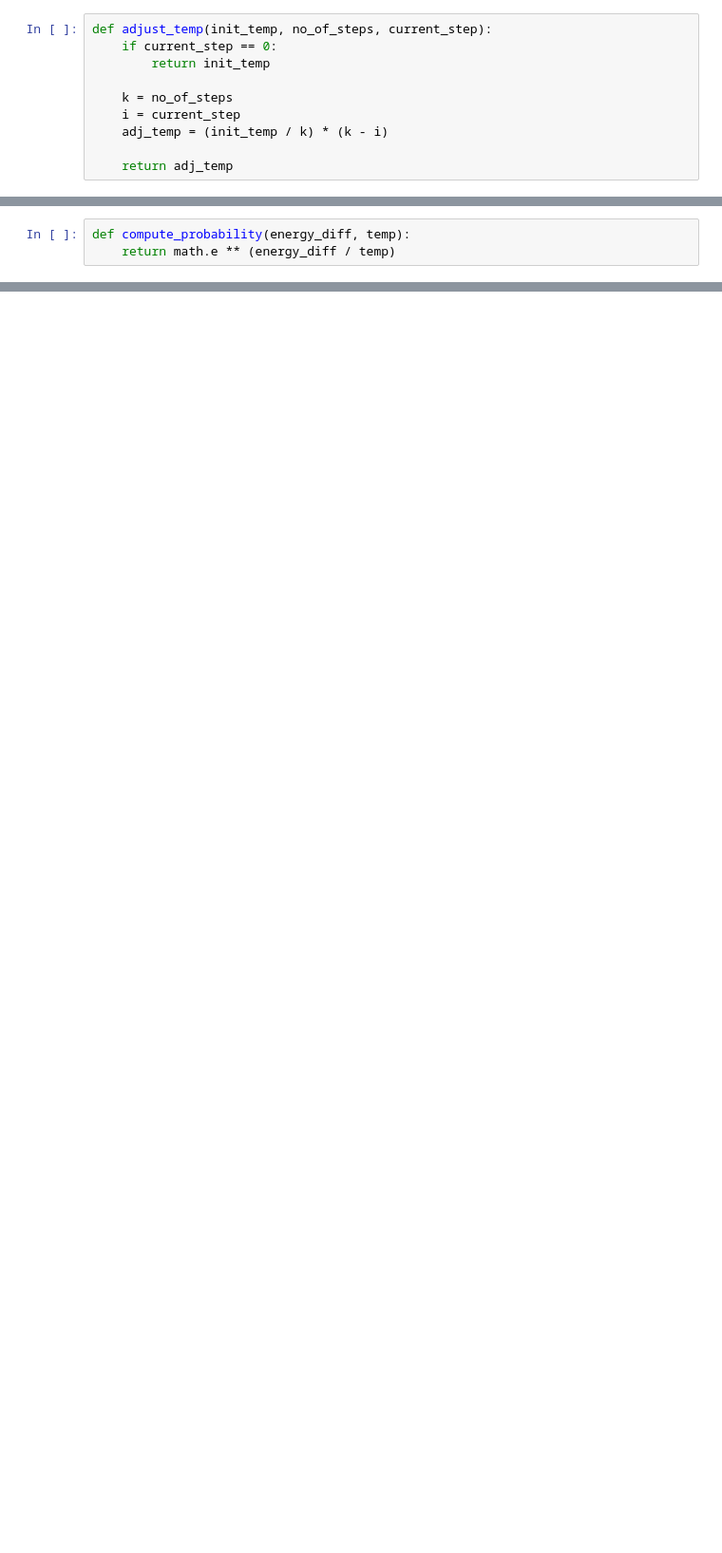
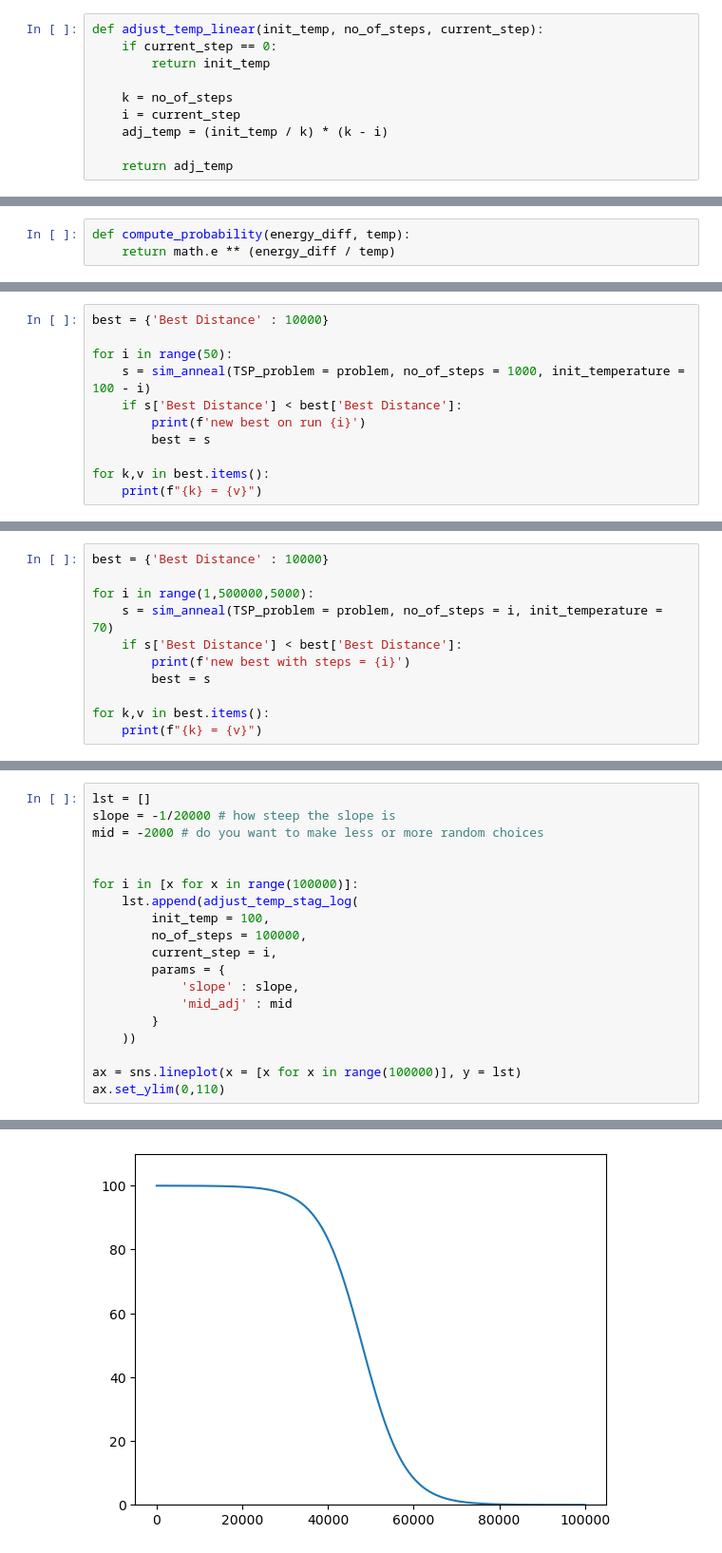
Before and after one commit to jacobemmerson/CS2710, a Jupyter notebook: A3/scratch.ipynb, the cells around one changed output, grey strips where cells are left out. Shown: that part at 95% size. Cells and saved outputs as stored; diff of their text form; blank space fills up the shorter version.

```diff
--- a/A3/scratch.ipynb
+++ b/A3/scratch.ipynb
@@ -168,7 +170,7 @@ $$
 
 return T_i
 # %%
-def adjust_temp(init_temp, no_of_steps, current_step):
+def adjust_temp_linear(init_temp, no_of_steps, current_step):
     if current_step == 0:
         return init_temp
 
@@ -245,0 +347,11 @@ Best Distance = 232.90202800000003
+# %%
+best = {'Best Distance' : 10000}
+
+for i in range(50):
+    s = sim_anneal(TSP_problem = problem, no_of_steps = 1000, init_temperature = 100 - i)
+    if s['Best Distance'] < best['Best Distance']:
+        print(f'new best on run {i}')
+        best = s
+
+for k,v in best.items():
+    print(f"{k} = {v}")
@@ -245,0 +372,11 @@ Best Distance = 232.90202800000003
+# %%
+best = {'Best Distance' : 10000}
+
+for i in range(1,500000,5000):
+    s = sim_anneal(TSP_problem = problem, no_of_steps = i, init_temperature = 70)
+    if s['Best Distance'] < best['Best Distance']:
+        print(f'new best with steps = {i}')
+        best = s
+
+for k,v in best.items():
+    print(f"{k} = {v}")
@@ -245,0 +401,20 @@ Best Distance = 232.90202800000003
+# %%
+lst = []
+slope = -1/20000 # how steep the slope is
+mid = -2000 # do you want to make less or more random choices
+
+
+for i in [x for x in range(100000)]:
+    lst.append(adjust_temp_stag_log(
+        init_temp = 100,
+        no_of_steps = 100000,
+        current_step = i,
+        params = {
+            'slope' : slope,
+            'mid_adj' : mid
+        }
+    ))
+
+ax = sns.lineplot(x = [x for x in range(100000)], y = lst)
+ax.set_ylim(0,110)
+# %% [output]
@@ -245,0 +422 @@ Best Distance = 232.90202800000003
+[figure, added]
```
Also changed, not shown: parts of 16 cells of this notebook, 2 other files.
